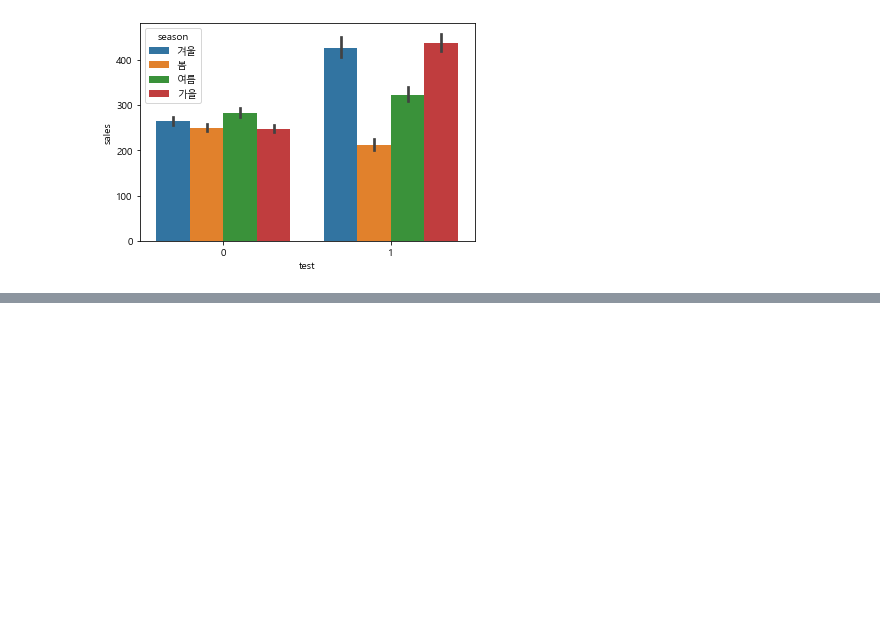
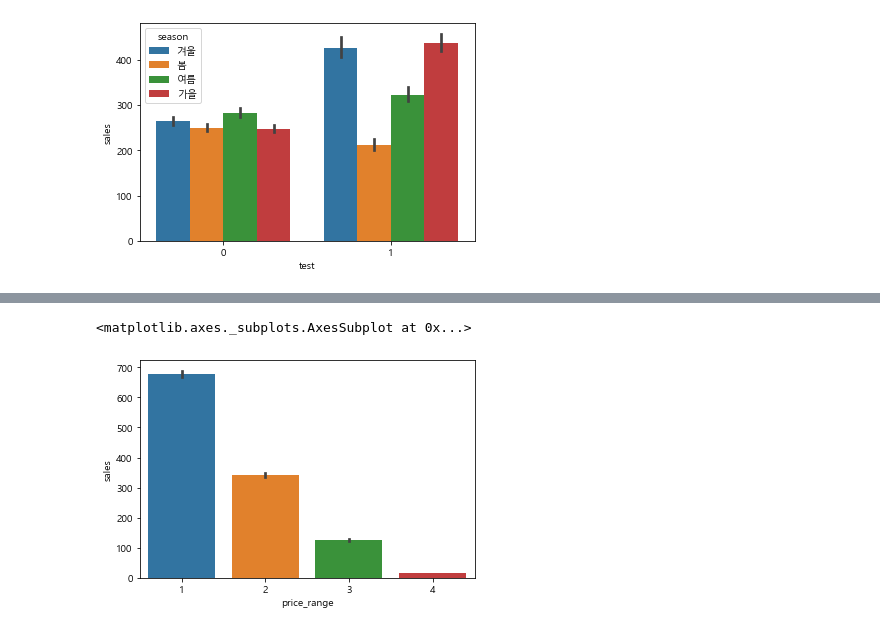
Before and after one commit to TaeHoon-Jin/B_C, a Jupyter notebook: Bigcontest_Visualization.ipynb, the cells around one changed output, grey strips where cells are left out. Cells and saved outputs as stored; diff of their text form; code cells hidden in the pictures; blank space fills up the shorter version.

```diff
--- a/Bigcontest_Visualization.ipynb
+++ b/Bigcontest_Visualization.ipynb
@@ -153,0 +220,13 @@ for col in col_list:
+# %%
+conditionlist = [
+    (df['price'] <= 59000) ,
+    (df['price'] > 59000) & (df['price'] <=99000),
+    (df['price'] > 99000) & (df['price'] <=399000),
+    (df['price'] > 399000)]
+choicelist = ['1','2','3','4']
+df['price_range'] = np.select(conditionlist, choicelist, default='Not Specified')
+# %%
+sns.barplot(x = 'price_range', y = 'sales', data = df)
+# %% [output]
+<matplotlib.axes._subplots.AxesSubplot at 0x...>
+[figure, added]
```
Also changed, not shown: parts of 10 cells of this notebook.
